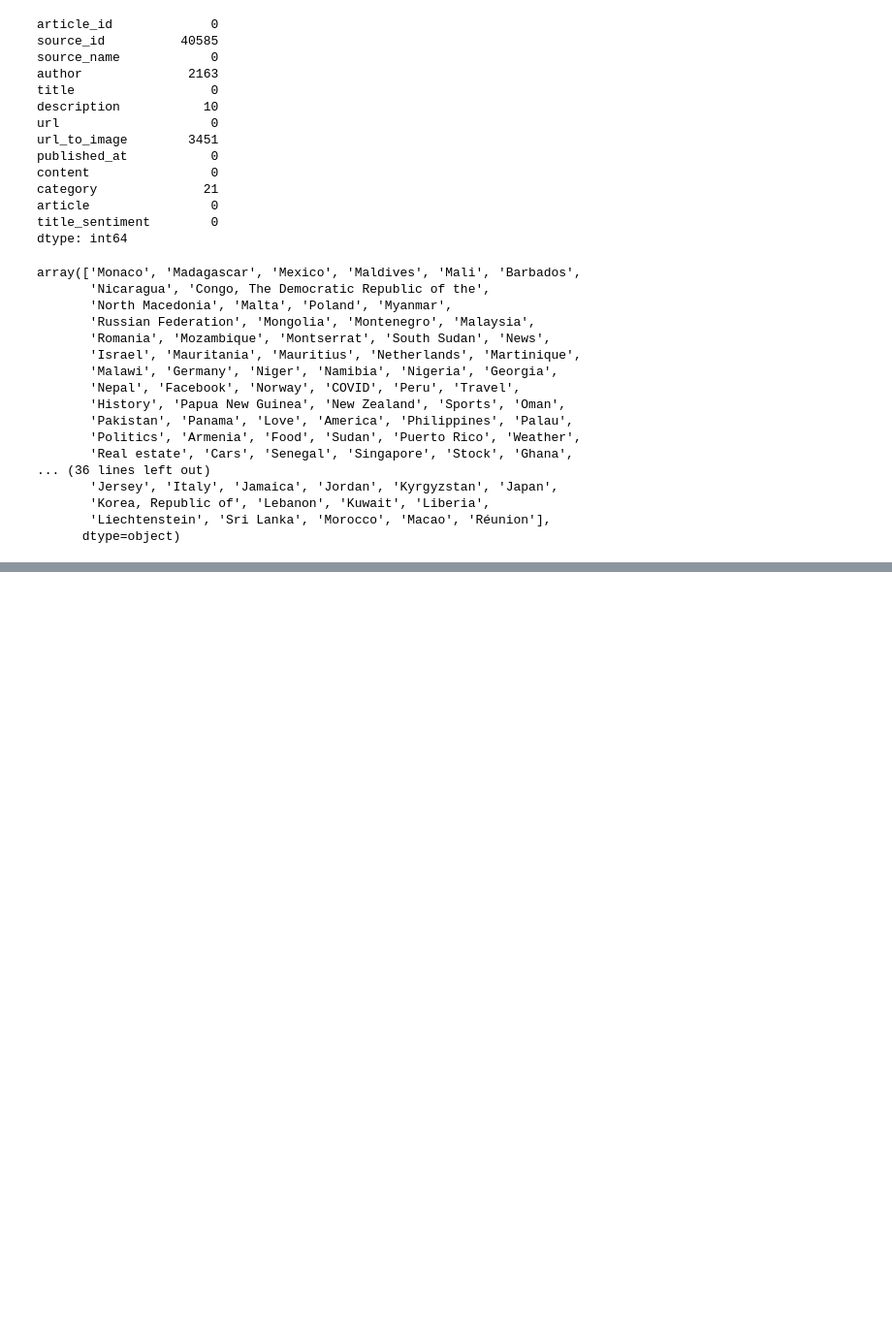
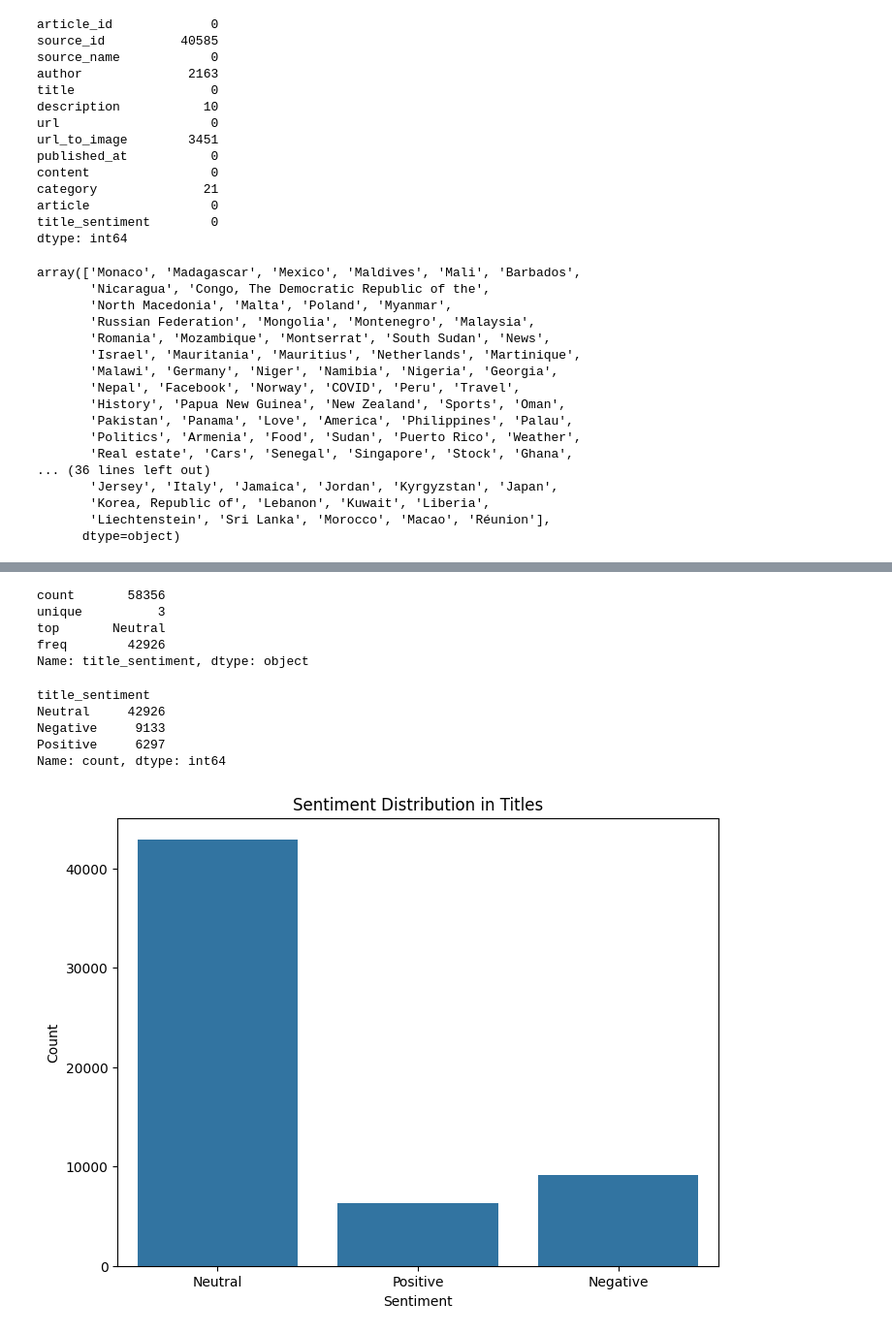
Before and after one commit to tegbiye/news_correlation_10ac_week0, a Jupyter notebook: src/week0.ipynb, the cells around one changed output, grey strips where cells are left out. Shown: that part at 97% size. Cells and saved outputs as stored; diff of their text form; code cells hidden in the pictures; blank space fills up the shorter version.

Commit message:
modified the week0 EDA analysis file.

```diff
--- a/src/week0.ipynb
+++ b/src/week0.ipynb
@@ -91,0 +108,3 @@ df['category'].value_counts()
+# %%
+df['title_length'] = df['title'].apply(lambda x: len(str(x)))
+df['content_length'] = df['content'].apply(lambda x: len(str(x)))
@@ -91,0 +135,30 @@ df['category'].value_counts()
+# %%
+# Analysing the Sentiments
+
+df['title_sentiment'].describe()
+# %% [output]
+count       58356
+unique          3
+top       Neutral
+freq        42926
+Name: title_sentiment, dtype: object
+# %%
+df['title_sentiment'].value_counts()
+# %% [output]
+title_sentiment
+Neutral     42926
+Negative     9133
+Positive     6297
+Name: count, dtype: int64
+# %%
+# Visualization
+
+#Create a bar chart of sentiment analysis
+plt.figure(figsize=(8,6))
+sns.countplot(data=df, x='title_sentiment')
+plt.title('Sentiment Distribution in Titles')
+plt.xlabel('Sentiment')
+plt.ylabel('Count')
+plt.show()
+# %% [output]
+[figure, added]
```
Also changed, not shown: parts of 9 cells of this notebook.
